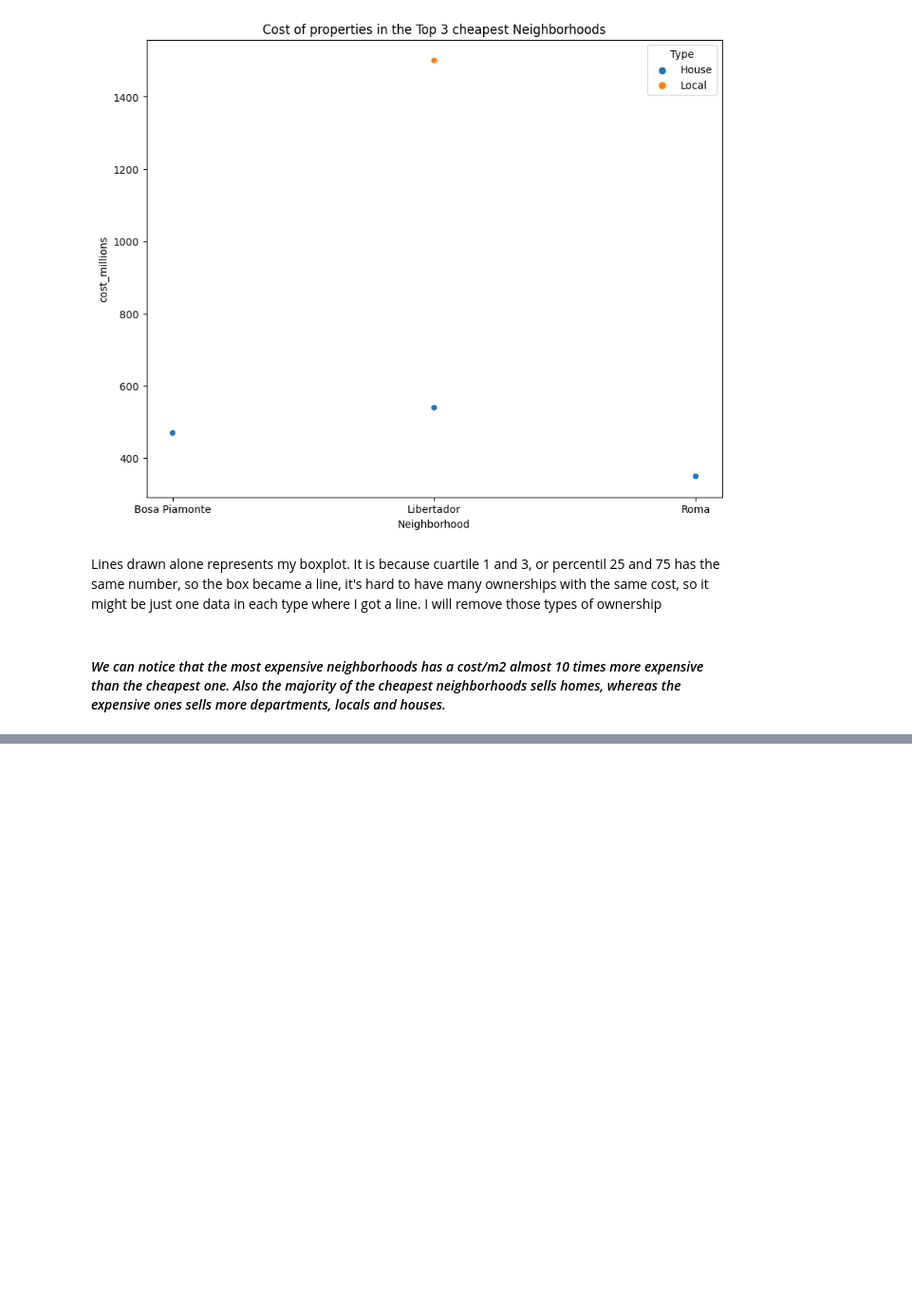
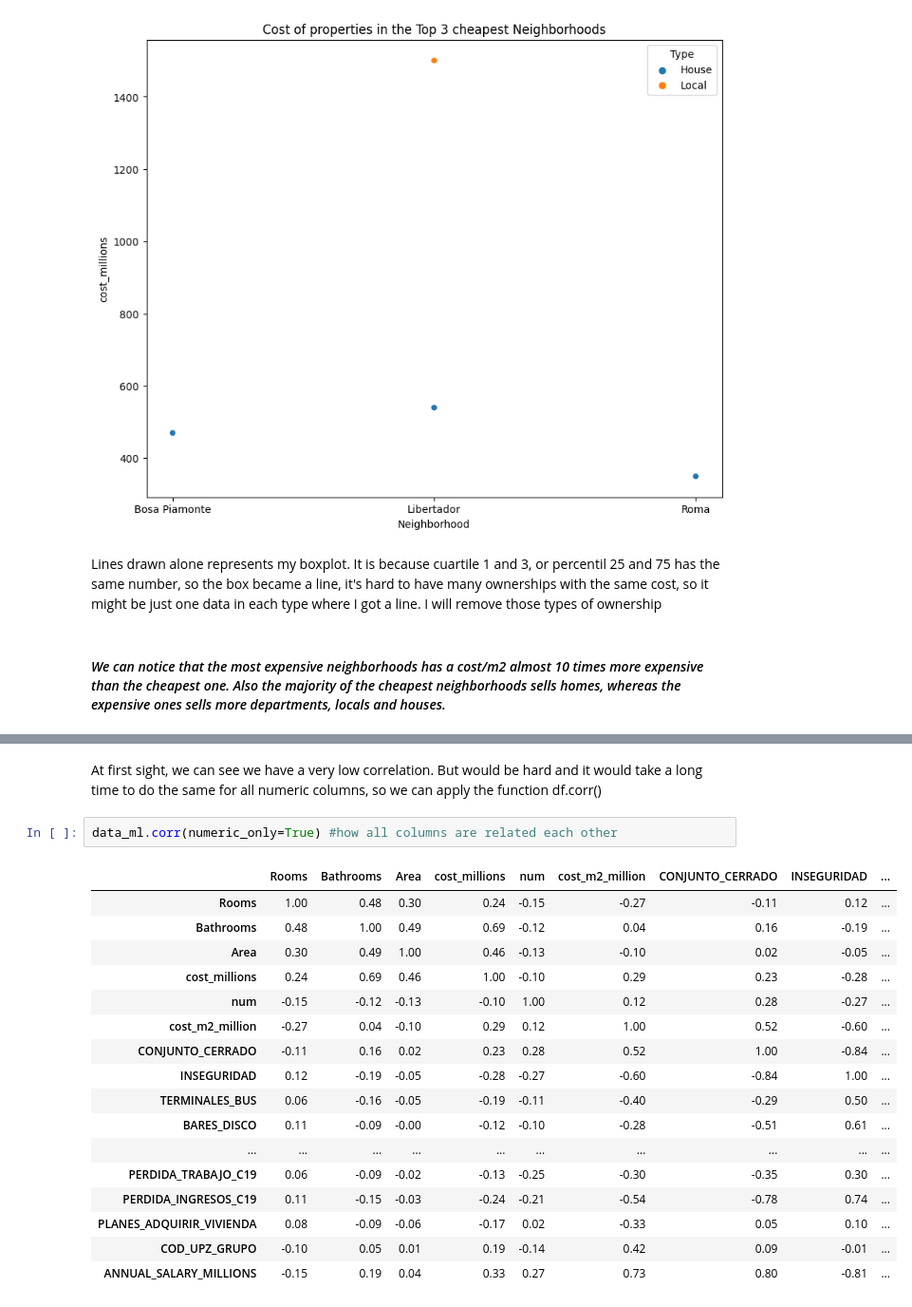
Before and after one commit to EmmanuelMald/Inmersion-datos-Aiura-LATAM, a Jupyter notebook: Integrate_work.ipynb, the cells around one changed output, grey strips where cells are left out. Shown at 95% size. Cells and saved outputs as stored; diff of their text form; blank space fills up the shorter version.

```diff
--- a/Integrate_work.ipynb
+++ b/Integrate_work.ipynb
@@ -423,0 +595,22 @@ ValueError: Could not interpret input 'cost_m2_millions'
+# %% [markdown]
+At first sight, we can see we have a very low correlation. But would be hard and it would take a long time to do the same for all numeric columns, so we can apply the function df.corr()
+# %%
+data_ml.corr(numeric_only=True) #how all columns are related each other
+# %% [output]
+|  | Rooms | Bathrooms | Area | cost_millions | num | cost_m2_million | CONJUNTO_CERRADO | INSEGURIDAD | ... |
+| Rooms | 1.00 | 0.48 | 0.30 | 0.24 | -0.15 | -0.27 | -0.11 | 0.12 | ... |
+| Bathrooms | 0.48 | 1.00 | 0.49 | 0.69 | -0.12 | 0.04 | 0.16 | -0.19 | ... |
+| Area | 0.30 | 0.49 | 1.00 | 0.46 | -0.13 | -0.10 | 0.02 | -0.05 | ... |
+| cost_millions | 0.24 | 0.69 | 0.46 | 1.00 | -0.10 | 0.29 | 0.23 | -0.28 | ... |
+| num | -0.15 | -0.12 | -0.13 | -0.10 | 1.00 | 0.12 | 0.28 | -0.27 | ... |
+| cost_m2_million | -0.27 | 0.04 | -0.10 | 0.29 | 0.12 | 1.00 | 0.52 | -0.60 | ... |
+| CONJUNTO_CERRADO | -0.11 | 0.16 | 0.02 | 0.23 | 0.28 | 0.52 | 1.00 | -0.84 | ... |
+| INSEGURIDAD | 0.12 | -0.19 | -0.05 | -0.28 | -0.27 | -0.60 | -0.84 | 1.00 | ... |
+| TERMINALES_BUS | 0.06 | -0.16 | -0.05 | -0.19 | -0.11 | -0.40 | -0.29 | 0.50 | ... |
+| BARES_DISCO | 0.11 | -0.09 | -0.00 | -0.12 | -0.10 | -0.28 | -0.51 | 0.61 | ... |
+| ... | ... | ... | ... | ... | ... | ... | ... | ... | ... |
+| PERDIDA_TRABAJO_C19 | 0.06 | -0.09 | -0.02 | -0.13 | -0.25 | -0.30 | -0.35 | 0.30 | ... |
+| PERDIDA_INGRESOS_C19 | 0.11 | -0.15 | -0.03 | -0.24 | -0.21 | -0.54 | -0.78 | 0.74 | ... |
+| PLANES_ADQUIRIR_VIVIENDA | 0.08 | -0.09 | -0.06 | -0.17 | 0.02 | -0.33 | 0.05 | 0.10 | ... |
+| COD_UPZ_GRUPO | -0.10 | 0.05 | 0.01 | 0.19 | -0.14 | 0.42 | 0.09 | -0.01 | ... |
+| ANNUAL_SALARY_MILLIONS | -0.15 | 0.19 | 0.04 | 0.33 | 0.27 | 0.73 | 0.80 | -0.81 | ... |
```
Also changed, not shown: parts of 53 cells of this notebook.
